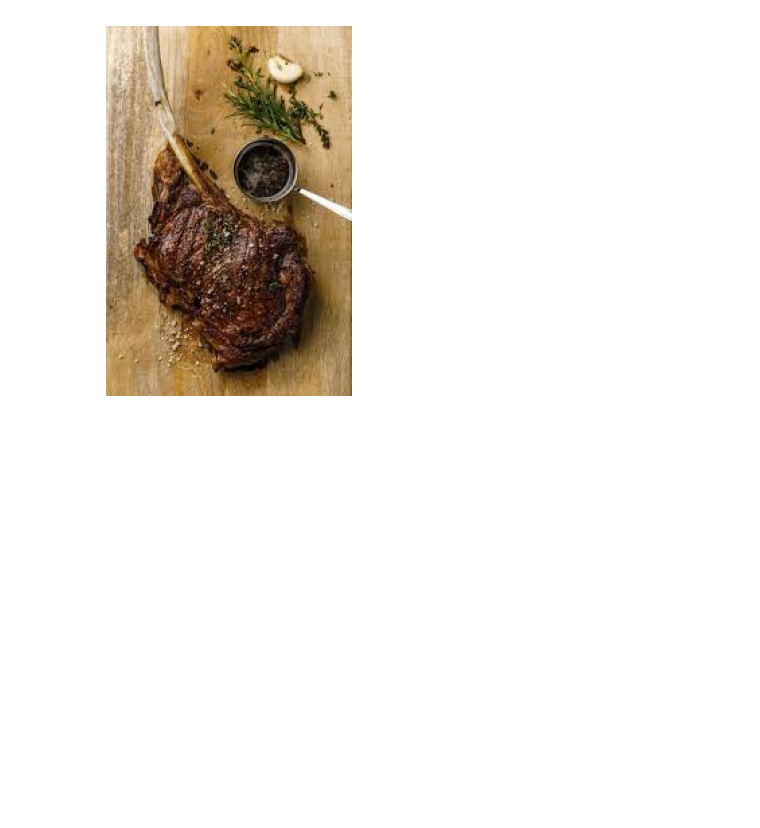
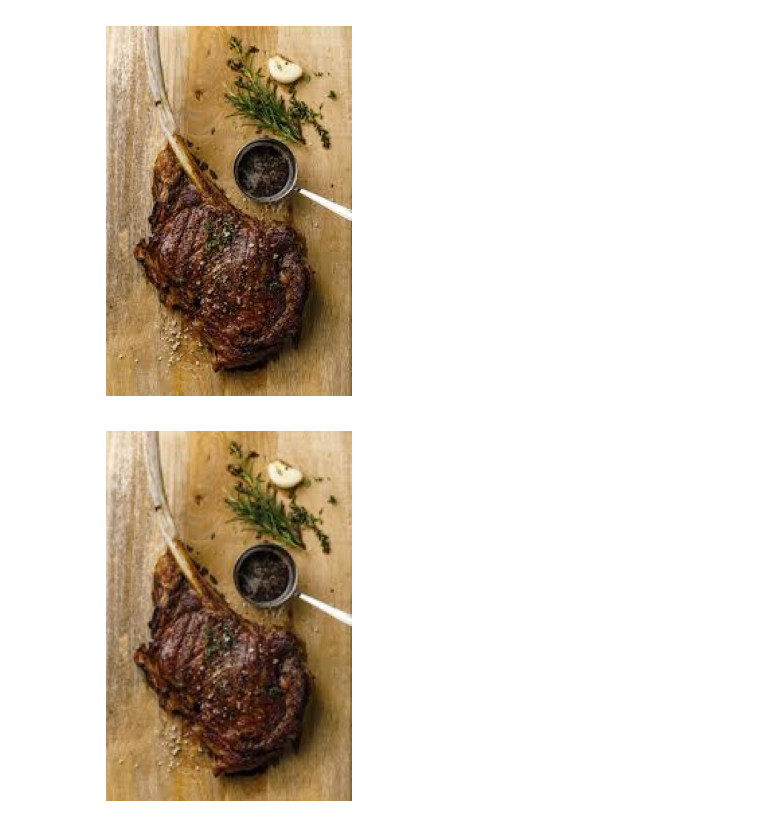
Before and after one commit to LennySki/meal_tracker, a Jupyter notebook: image_test2.ipynb, the cells around one changed output. Saved outputs shown, nothing was run; the diff lists cells and outputs as text; code cells hidden in the pictures; blank space fills up the shorter version.

```diff
--- a/image_test2.ipynb
+++ b/image_test2.ipynb
@@ -18,3 +18,17 @@ plt.axis("off")
 plt.show()
 # %% [output]
 [figure]
+# %%
+from PIL import Image
+
+image = Image.open("images/steak.jpeg")
+image.thumbnail((224, 224))
+image.save("images/steak_resized.jpeg")
+# %%
+import matplotlib.pyplot as plt
+
+plt.imshow(image)
+plt.axis("off")
+plt.show()
+# %% [output]
+[figure, added]
```
Also changed, not shown: parts of 2 cells of this notebook, 5 other files.
